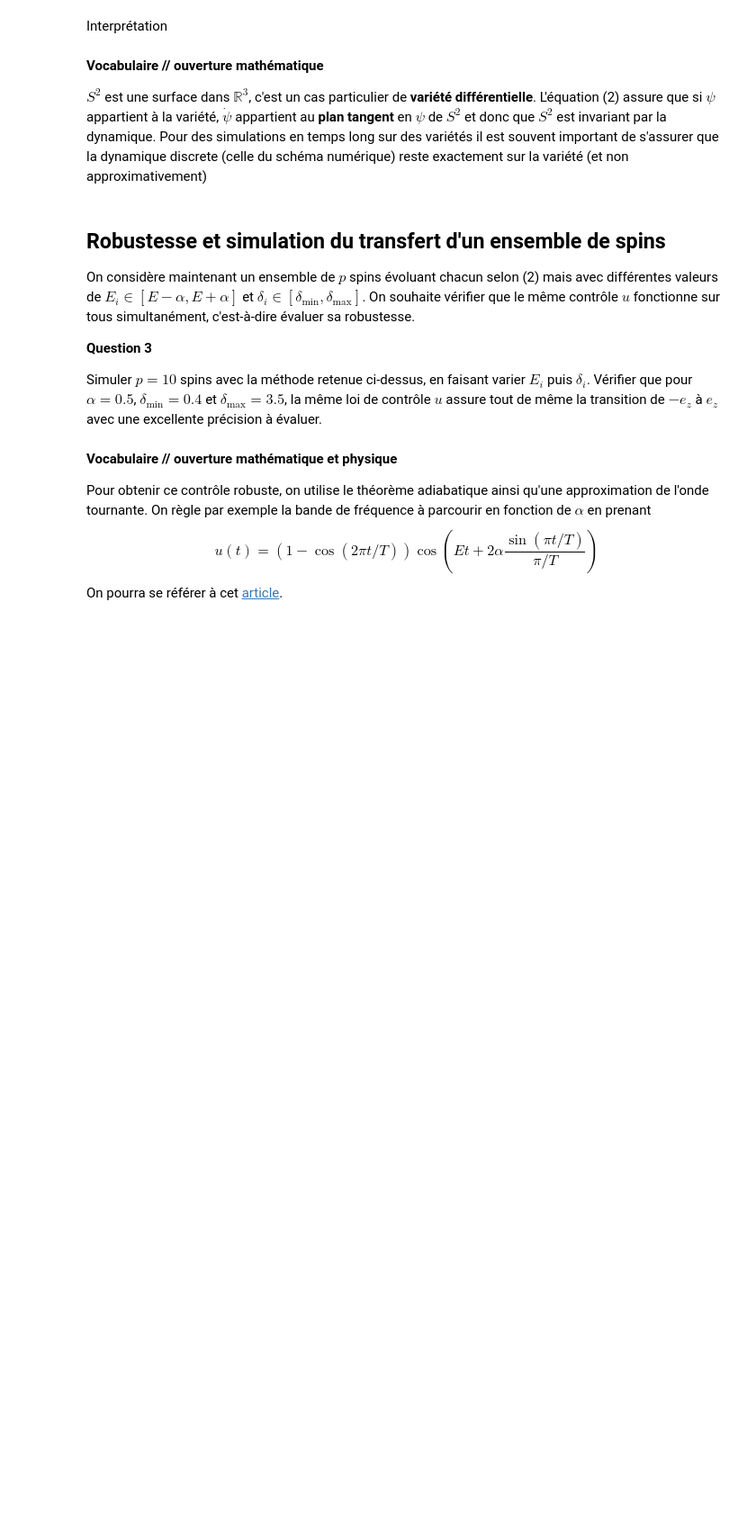
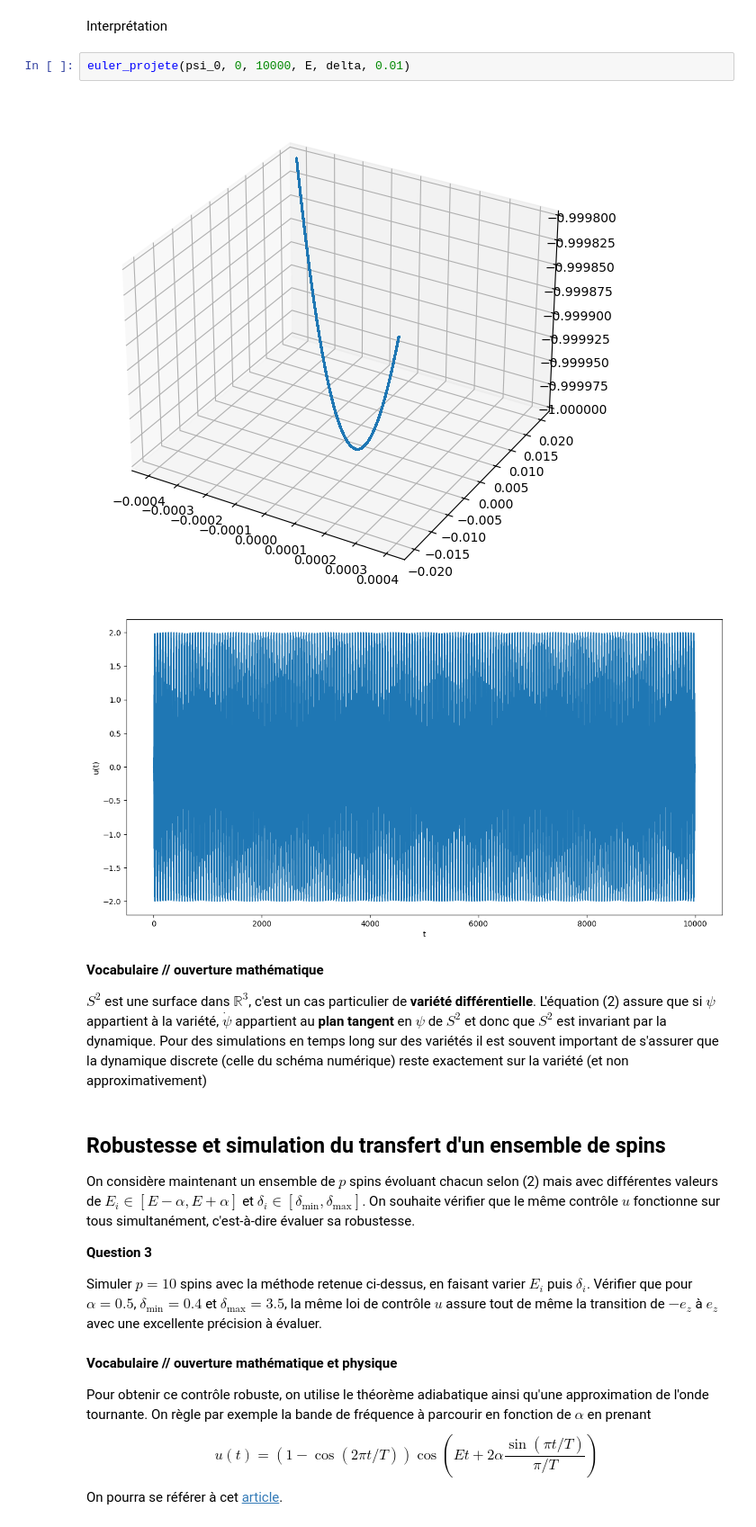
Before and after one commit to AdrienMtz/Projet_numerique_UE11-Groupe_36, a Jupyter notebook: Projet-EquationsDifferentielles-2024.ipynb, the cells around one changed output. Shown at 90% size. Cells and saved outputs as stored; diff of their text form; blank space fills up the shorter version.

```diff
--- a/Projet-EquationsDifferentielles-2024.ipynb
+++ b/Projet-EquationsDifferentielles-2024.ipynb
@@ -253,5 +273,10 @@ euler_implicit(psi_0, 0, 100, E, delta, 0.0001)
 # %% [markdown]
 Interprétation
+# %%
+euler_projete(psi_0, 0, 10000, E, delta, 0.01)
+# %% [output]
+[figure, added]
+[figure, added]
 # %% [markdown]
 **Vocabulaire // ouverture mathématique**
 
```
Also changed, not shown: parts of 5 cells of this notebook.
